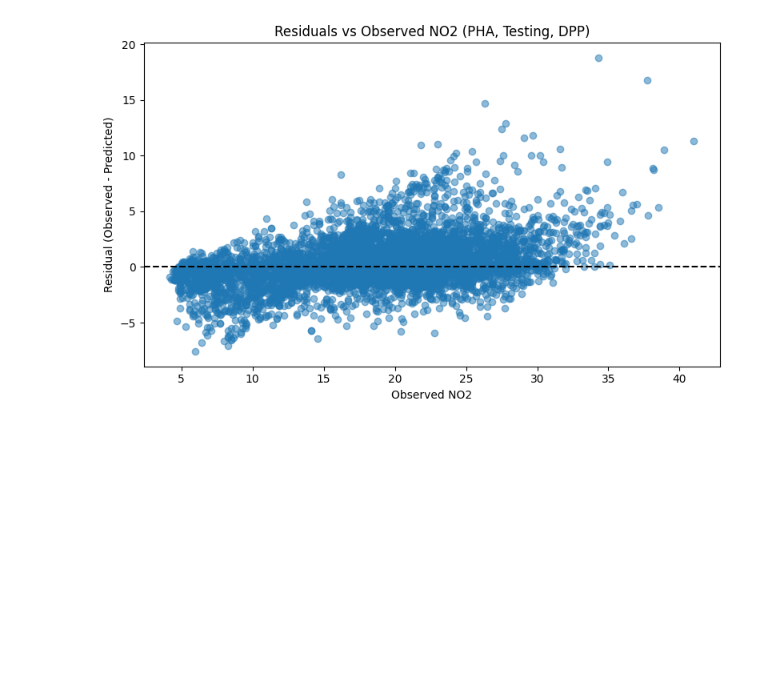
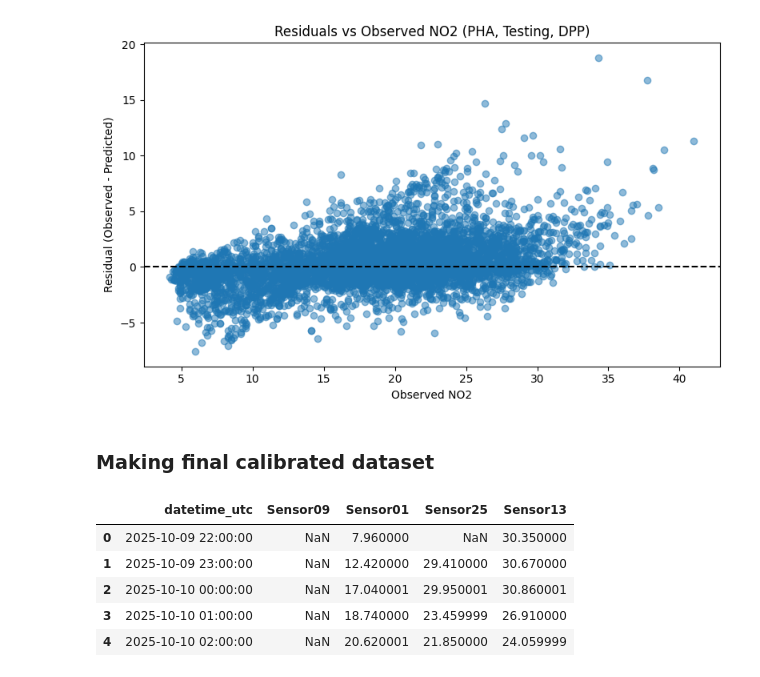
Before and after one commit to jacklardner/no2-o3-calibration, a Jupyter notebook: no2 dpp models.ipynb, the cells around one changed output. Saved outputs shown, nothing was run; the diff lists cells and outputs as text; code cells hidden in the pictures; blank space fills up the shorter version.

```diff
--- a/no2 dpp models.ipynb
+++ b/no2 dpp models.ipynb
@@ -13,5 +14,7 @@ from sklearn.metrics import (r2_score, mean_absolute_error, mean_squared_error)
 
 from xgboost import XGBRegressor
+# %%
+collocated_predictions = []
 # %% [markdown]
 ### DPW
 # %%
@@ -299,6 +309,13 @@ X_test = mjf_no2_test[predictor_cols]
 y_test = mjf_no2_test["mjf_quant_no2"]
 # %%
 y_pred = model.predict(X_test)
+
+mjf_pred_df = pd.DataFrame({
+    "datetime_utc": mjf_no2_test["datetime_utc"],
+    "Sensor01": np.round(y_pred, 2)
+})
+
+collocated_predictions.append(mjf_pred_df)
 # %%
 r2 = r2_score(y_test, y_pred)
 mae = mean_absolute_error(y_test, y_pred)
@@ -492,6 +509,13 @@ X_test = pema_no2_test[predictor_cols]
 y_test = pema_no2_test["pema_quant_no2"]
 # %%
 y_pred = model.predict(X_test)
+
+pema_pred_df = pd.DataFrame({
+    "datetime_utc": pema_no2_test["datetime_utc"],
+    "Sensor25": np.round(y_pred, 2)
+})
+
+collocated_predictions.append(pema_pred_df)
 # %%
 r2 = r2_score(y_test, y_pred)
 mae = mean_absolute_error(y_test, y_pred)
@@ -685,6 +709,13 @@ X_test = pha_no2_test[predictor_cols]
 y_test = pha_no2_test["pha_quant_no2"]
 # %%
 y_pred = model.predict(X_test)
+
+pha_pred_df = pd.DataFrame({
+    "datetime_utc": pha_no2_test["datetime_utc"],
+    "Sensor13": np.round(y_pred, 2)
+})
+
+collocated_predictions.append(pha_pred_df)
 # %%
 r2 = r2_score(y_test, y_pred)
 mae = mean_absolute_error(y_test, y_pred)
@@ -784,3 +815,30 @@ plt.show()
 [figure]
 [figure]
 [figure]
+# %% [markdown]
+### Making final calibrated dataset
+# %%
+collocated_all = reduce(
+    lambda left, right: pd.merge(left, right, on="datetime_utc", how="outer"),
+    collocated_predictions
+)
+
+collocated_all = collocated_all.sort_values("datetime_utc").reset_index(drop=True)
+
+# optional rounding
+site_cols = collocated_all.columns.drop("datetime_utc")
+collocated_all[site_cols] = collocated_all[site_cols].round(2)
+
+collocated_all.to_csv(
+    "calibrated datasets/C DPP sensors calibrated.csv",
+    index=False
+)
+
+collocated_all.head()
+# %% [output]
+|  | datetime_utc | Sensor09 | Sensor01 | Sensor25 | Sensor13 |
+| 0 | 2025-10-09 22:00:00 | NaN | 7.960000 | NaN | 30.350000 |
+| 1 | 2025-10-09 23:00:00 | NaN | 12.420000 | 29.410000 | 30.670000 |
+| 2 | 2025-10-10 00:00:00 | NaN | 17.040001 | 29.950001 | 30.860001 |
+| 3 | 2025-10-10 01:00:00 | NaN | 18.740000 | 23.459999 | 26.910000 |
+| 4 | 2025-10-10 02:00:00 | NaN | 20.620001 | 21.850000 | 24.059999 |
```
Also changed, not shown: parts of 2 cells of this notebook, 4 other files.
